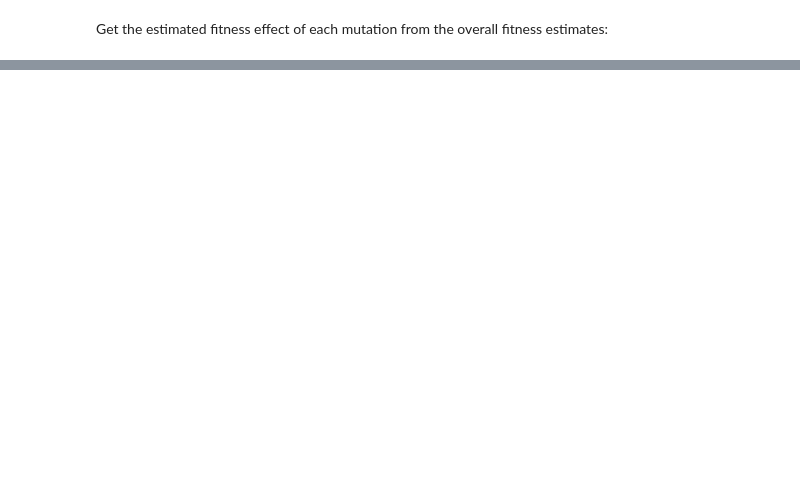
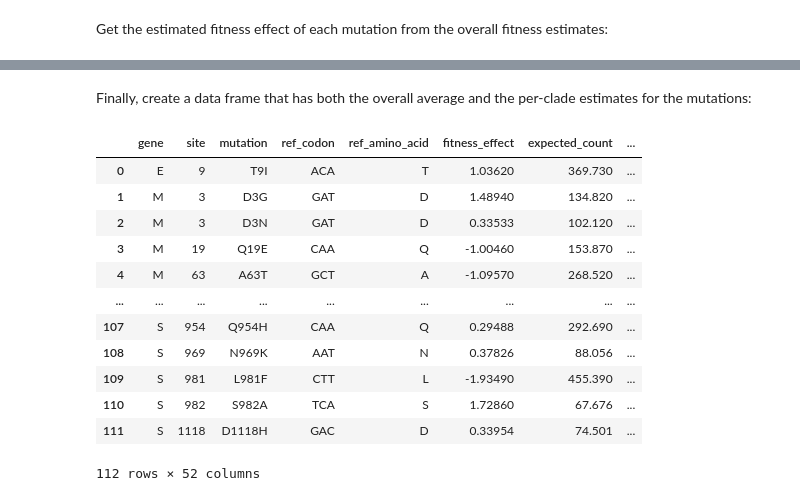
Before and after one commit to jbloomlab/SARS2-mut-fitness, a Jupyter notebook: notebooks/clade_fixed_muts.py.ipynb, the cells around one changed output, grey strips where cells are left out. Drawn from its saved outputs; the diff is of its cells as text; code cells hidden in the pictures; blank space fills up the shorter version.

```diff
--- a/notebooks/clade_fixed_muts.py.ipynb
+++ b/notebooks/clade_fixed_muts.py.ipynb
@@ -152,0 +168,18 @@ fitness_effects
+# %%
+fitness_effects = (
+    fitness_effects_tidy
+    .assign(clade_codon=lambda x: x["clade"] + " (" + x["codon"] + ")")
+    .groupby(
+        ["gene", "site", "mutation", "ref_codon", "ref_amino_acid", "fitness_effect", "expected_count"],
+        as_index=False,
+    )
+    .aggregate(
+        n_clades_with_mutation=pd.NamedAgg("clade", "count"),
+        clades_with_mutation=pd.NamedAgg("clade", lambda s: "; ".join(s)),
+        clade_codons_with_mutation=pd.NamedAgg("clade_codon", lambda s: "; ".join(s)),
+    )
+)
+
+assert len(fitness_effects) == len(fitness_effects.groupby(["gene", "mutation"]))
+
+fitness_effects
@@ -168,0 +253,20 @@ aamut_by_clade
+# %%
+fitness_effects_by_clade = fitness_effects_by_clade_tidy.pivot(
+    index=["gene", "site", "mutation"],
+    columns="clade",
+    values=["fitness_effect", "expected_count", "mutation_polarity"],
+)
+
+# https://towardsdatascience.com/how-to-flatten-multiindex-columns-and-rows-in-pandas-f5406c50e569
+fitness_effects_by_clade.columns = [
+    "_".join(col) for col in fitness_effects_by_clade.columns
+]
+
+fitness_effects_by_clade = fitness_effects_by_clade.reset_index()
+
+assert (
+    len(fitness_effects_by_clade)
+    == len(fitness_effects_by_clade.groupby(["gene", "mutation"]))
+)
+
+fitness_effects_by_clade
@@ -168,0 +287,20 @@ aamut_by_clade
+# %% [markdown]
+Finally, create a data frame that has both the overall average and the per-clade estimates for the mutations:
+# %%
+mut_effects = fitness_effects.merge(fitness_effects_by_clade)
+
+mut_effects
+# %% [output]
+|  | gene | site | mutation | ref_codon | ref_amino_acid | fitness_effect | expected_count | ... |
+| 0 | E | 9 | T9I | ACA | T | 1.03620 | 369.730 | ... |
+| 1 | M | 3 | D3G | GAT | D | 1.48940 | 134.820 | ... |
+| 2 | M | 3 | D3N | GAT | D | 0.33533 | 102.120 | ... |
+| 3 | M | 19 | Q19E | CAA | Q | -1.00460 | 153.870 | ... |
+| 4 | M | 63 | A63T | GCT | A | -1.09570 | 268.520 | ... |
+| ... | ... | ... | ... | ... | ... | ... | ... | ... |
+| 107 | S | 954 | Q954H | CAA | Q | 0.29488 | 292.690 | ... |
+| 108 | S | 969 | N969K | AAT | N | 0.37826 | 88.056 | ... |
+| 109 | S | 981 | L981F | CTT | L | -1.93490 | 455.390 | ... |
+| 110 | S | 982 | S982A | TCA | S | 1.72860 | 67.676 | ... |
+| 111 | S | 1118 | D1118H | GAC | D | 0.33954 | 74.501 | ... |
+112 rows × 52 columns
```
Also changed, not shown: parts of 13 cells of this notebook.
